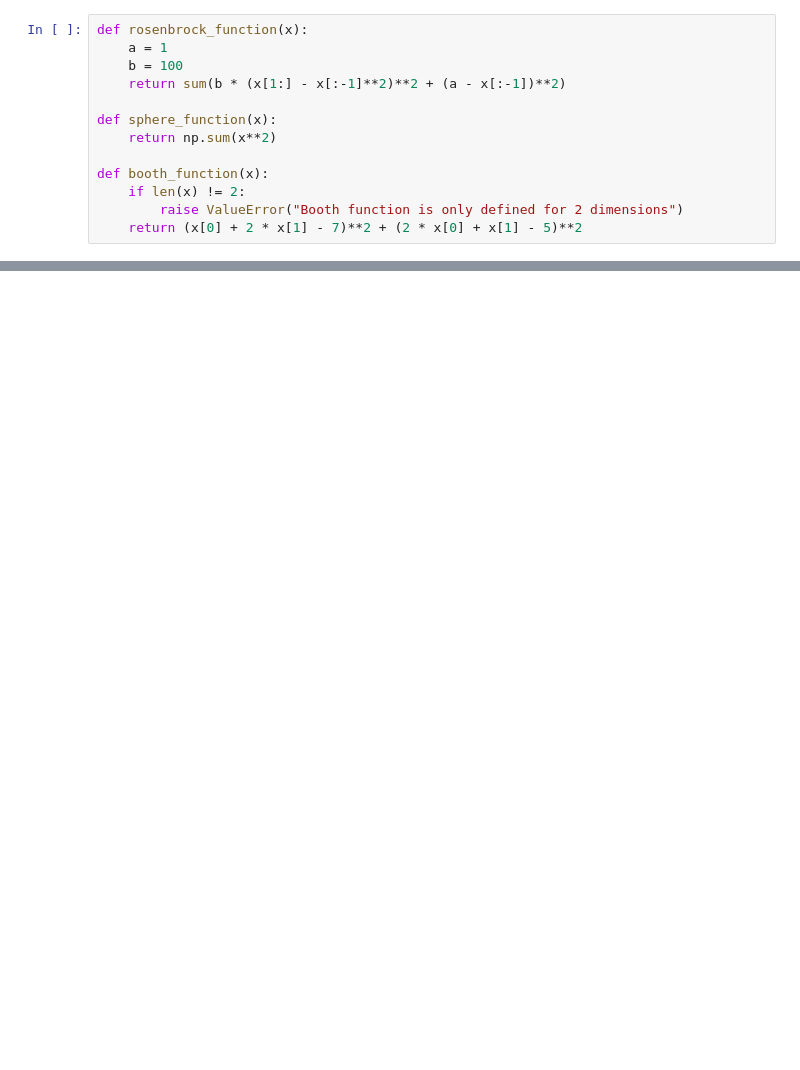
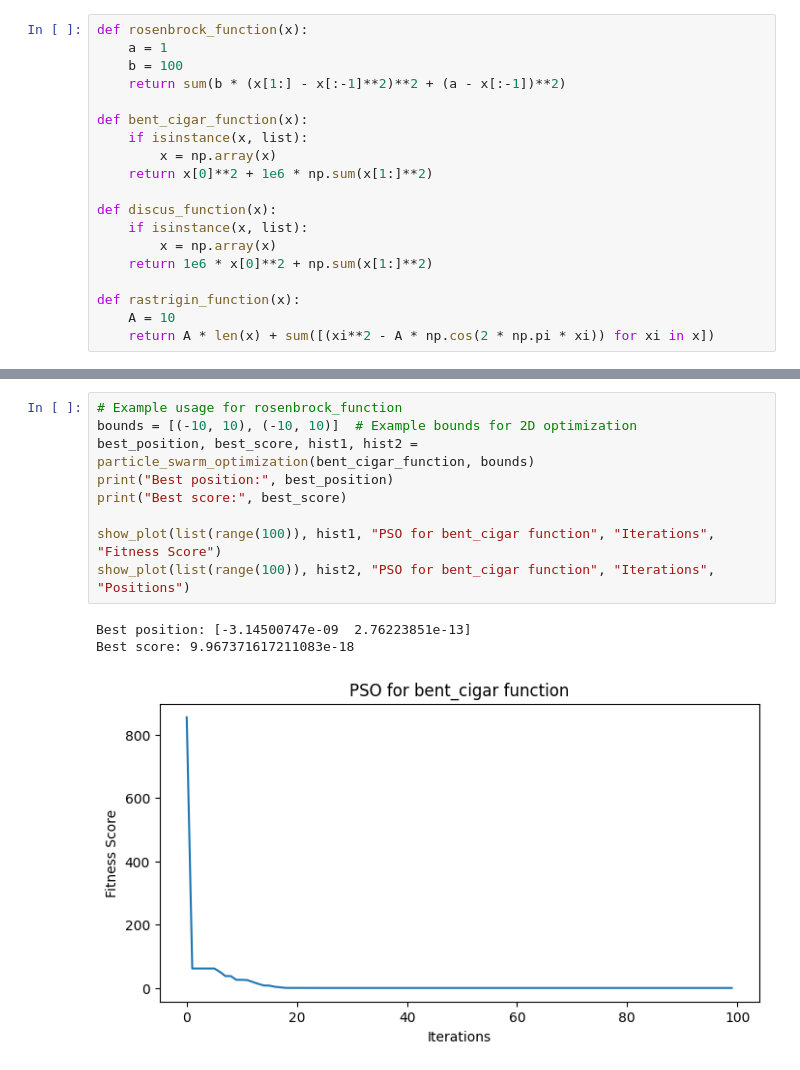
Before and after one commit to drisskhattabi6/Metaheuristic-Algorithms, a Jupyter notebook: Particle Swarm Optimization (PSO)/Particle Swarm Optimization.ipynb, the cells around one changed output, grey strips where cells are left out. Drawn from its saved outputs; the diff is of its cells as text; blank space fills up the shorter version.

```diff
--- a/Particle Swarm Optimization (PSO)/Particle Swarm Optimization.ipynb
+++ b/Particle Swarm Optimization (PSO)/Particle Swarm Optimization.ipynb
@@ -45,10 +62,16 @@ def rosenbrock_function(x):
     b = 100
     return sum(b * (x[1:] - x[:-1]**2)**2 + (a - x[:-1])**2)
 
-def sphere_function(x):
-    return np.sum(x**2)
+def bent_cigar_function(x):
+    if isinstance(x, list):
+        x = np.array(x)
+    return x[0]**2 + 1e6 * np.sum(x[1:]**2)
 
-def booth_function(x):
-    if len(x) != 2:
-        raise ValueError("Booth function is only defined for 2 dimensions")
-    return (x[0] + 2 * x[1] - 7)**2 + (2 * x[0] + x[1] - 5)**2
+def discus_function(x):
+    if isinstance(x, list):
+        x = np.array(x)
+    return 1e6 * x[0]**2 + np.sum(x[1:]**2)
+
+def rastrigin_function(x):
+    A = 10
+    return A * len(x) + sum([(xi**2 - A * np.cos(2 * np.pi * xi)) for xi in x])
@@ -81,0 +92,13 @@ Best score: 2.1590786716493368e-20
+# %%
+# Example usage for rosenbrock_function
+bounds = [(-10, 10), (-10, 10)]  # Example bounds for 2D optimization
+best_position, best_score, hist1, hist2 = particle_swarm_optimization(bent_cigar_function, bounds)
+print("Best position:", best_position)
+print("Best score:", best_score)
+
+show_plot(list(range(100)), hist1, "PSO for bent_cigar function", "Iterations", "Fitness Score")
+show_plot(list(range(100)), hist2, "PSO for bent_cigar function", "Iterations", "Positions")
+# %% [output]
+Best position: [-3.14500747e-09  2.76223851e-13]
+Best score: 9.967371617211083e-18
+[figure, added]
```
Also changed, not shown: parts of 14 cells of this notebook.
